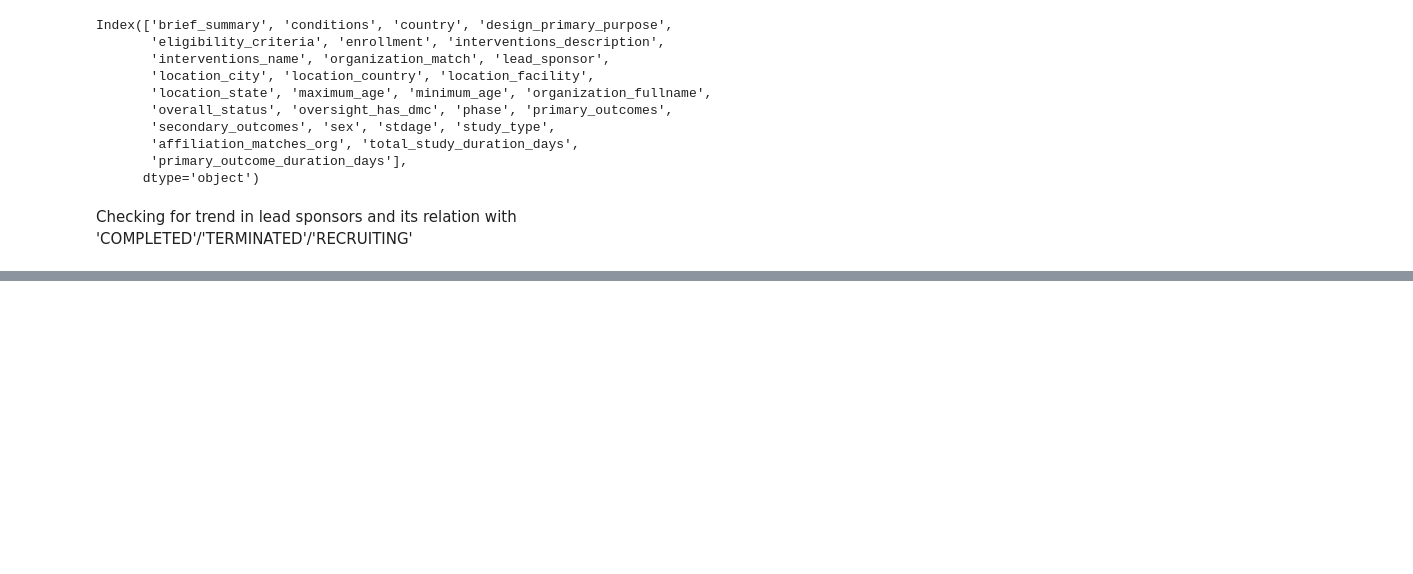
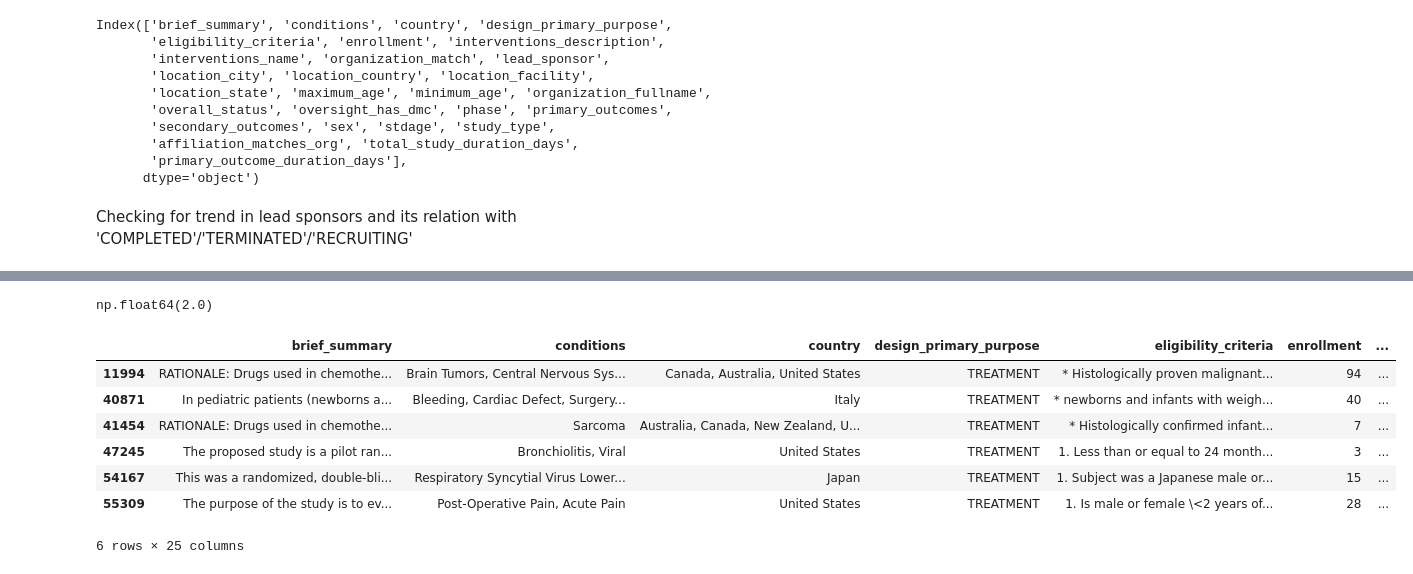
Before and after one commit to HaiderABB/clinical-trials-analysis, a Jupyter notebook: src/clinical-trials.ipynb, the cells around one changed output, grey strips where cells are left out. Drawn from its saved outputs; the diff is of its cells as text; code cells hidden in the pictures; blank space fills up the shorter version.

Commit message:
fixed minimum and maximum age feature

```diff
--- a/src/clinical-trials.ipynb
+++ b/src/clinical-trials.ipynb
@@ -1121,0 +1318,2 @@ print(recruiting_count)
+# %%
+df = df[df['design_primary_purpose'] != '?']
@@ -1121,0 +1400,2 @@ print(recruiting_count)
+# %%
+df.drop(['location_country'], axis=1, inplace=True)
@@ -1121,0 +1442,2 @@ print(recruiting_count)
+# %%
+df.drop(['location_state'], axis=1, inplace=True)
@@ -1121,0 +1486,25 @@ print(recruiting_count)
+# %%
+
+# Step 1: Replace '?' with NaN
+df['maximum_age'] = df['maximum_age'].replace('?', np.nan)
+
+# Step 2: Remove 'Years' and strip spaces
+df['maximum_age'] = df['maximum_age'].str.replace('Years', '').str.strip()
+
+# Step 3: Convert to numeric (float or integer)
+df['maximum_age'] = pd.to_numeric(df['maximum_age'], errors='coerce')
+# %%
+df['maximum_age'].min()
+# %% [output]
+np.float64(2.0)
+# %%
+df[df['maximum_age'] == df['maximum_age'].min()]
+# %% [output]
+|  | brief_summary | conditions | country | design_primary_purpose | eligibility_criteria | enrollment | ... |
+| 11994 | RATIONALE: Drugs used in chemothe... | Brain Tumors, Central Nervous Sys... | Canada, Australia, United States | TREATMENT | * Histologically proven malignant... | 94 | ... |
+| 40871 | In pediatric patients (newborns a... | Bleeding, Cardiac Defect, Surgery... | Italy | TREATMENT | * newborns and infants with weigh... | 40 | ... |
+| 41454 | RATIONALE: Drugs used in chemothe... | Sarcoma | Australia, Canada, New Zealand, U... | TREATMENT | * Histologically confirmed infant... | 7 | ... |
+| 47245 | The proposed study is a pilot ran... | Bronchiolitis, Viral | United States | TREATMENT | 1. Less than or equal to 24 month... | 3 | ... |
+| 54167 | This was a randomized, double-bli... | Respiratory Syncytial Virus Lower... | Japan | TREATMENT | 1. Subject was a Japanese male or... | 15 | ... |
+| 55309 | The purpose of the study is to ev... | Post-Operative Pain, Acute Pain | United States | TREATMENT | 1. Is male or female \<2 years of... | 28 | ... |
+6 rows × 25 columns
```
Also changed, not shown: parts of 54 cells of this notebook.
